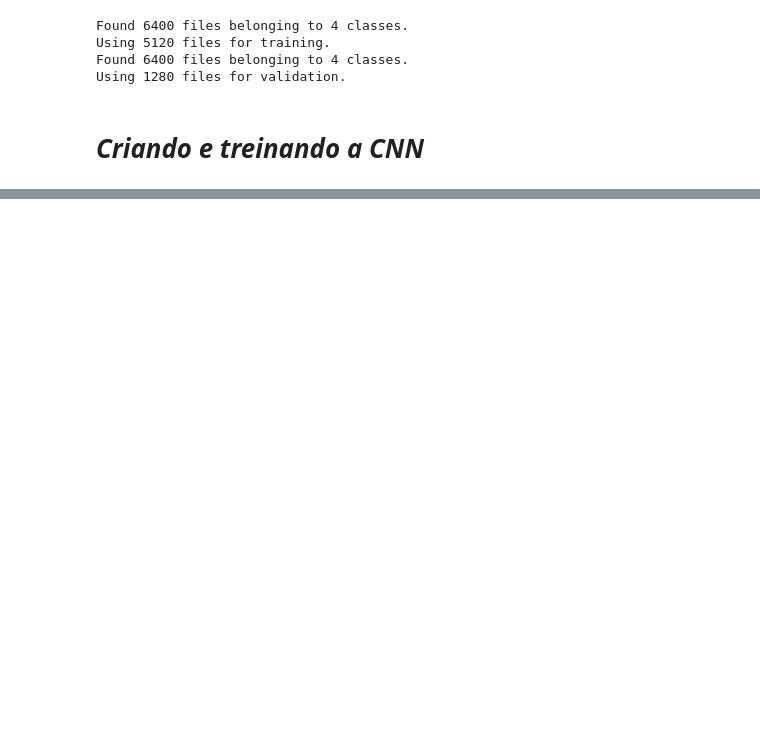
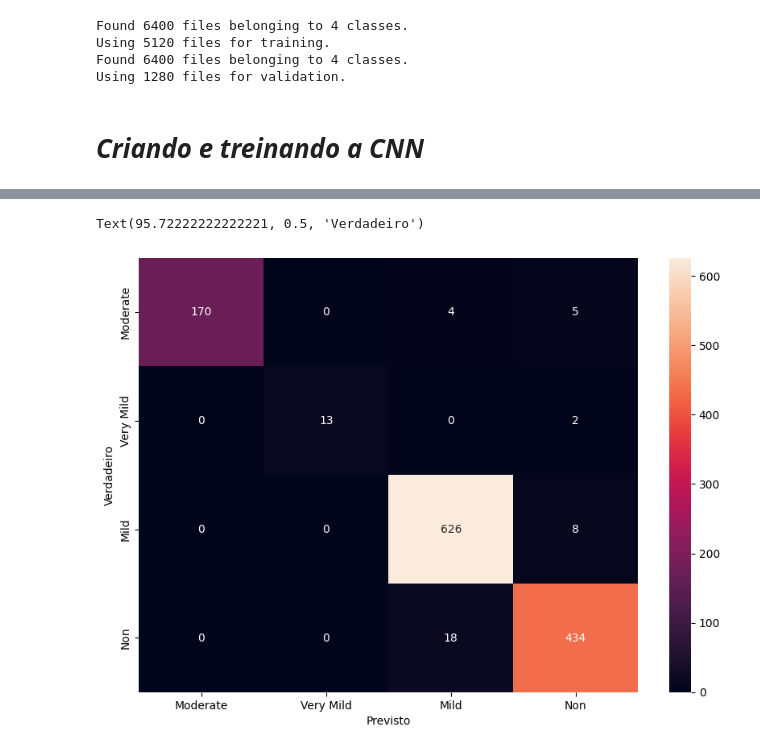
Before and after one commit to joseduardogon/AlzheimerDetection, a Jupyter notebook: CNN_Alzheimer.ipynb, the cells around one changed output, grey strips where cells are left out. Saved outputs shown, nothing was run; the diff lists cells and outputs as text; code cells hidden in the pictures; blank space fills up the shorter version.

```diff
--- a/CNN_Alzheimer.ipynb
+++ b/CNN_Alzheimer.ipynb
@@ -224,0 +239,37 @@ plt.legend()
+# %%
+from sklearn.metrics import confusion_matrix
+import seaborn as sns
+
+
+# Inicializar listas vazias para armazenar os rótulos verdadeiros e previstos
+y_test_classes = []
+y_pred_classes = []
+
+# Iterar sobre os dados de teste
+for images, labels in test_data:
+    # Adicionar os rótulos verdadeiros à lista y_test_classes
+    y_test_classes.extend(np.argmax(labels.numpy(), axis=1))
+
+    # Usar o modelo para fazer previsões
+    y_pred = model.predict(images)
+
+    # Adicionar as previsões à lista y_pred_classes
+    y_pred_classes.extend(np.argmax(y_pred, axis=1))
+
+# Calcular a matriz de confusão
+cm = confusion_matrix(y_test_classes, y_pred_classes)
+
+import pandas as pd
+
+# Definir os rótulos das classes
+class_labels = ['Moderate', 'Very Mild', 'Mild', 'Non']
+
+# Criar um DataFrame para a matriz de confusão com rótulos de classe
+cm_df = pd.DataFrame(cm, index=class_labels, columns=class_labels)
+
+# Plotar a matriz de confusão
+plt.figure(figsize=(10, 7))
+sns.heatmap(cm_df, annot=True, fmt='d')
+plt.xlabel('Previsto')
+plt.ylabel('Verdadeiro')
+# %% [output]
@@ -224,0 +293,2 @@ plt.legend()
+Text(95.72222222222221, 0.5, 'Verdadeiro')
+[figure, added]
```
Also changed, not shown: parts of 8 cells of this notebook.
